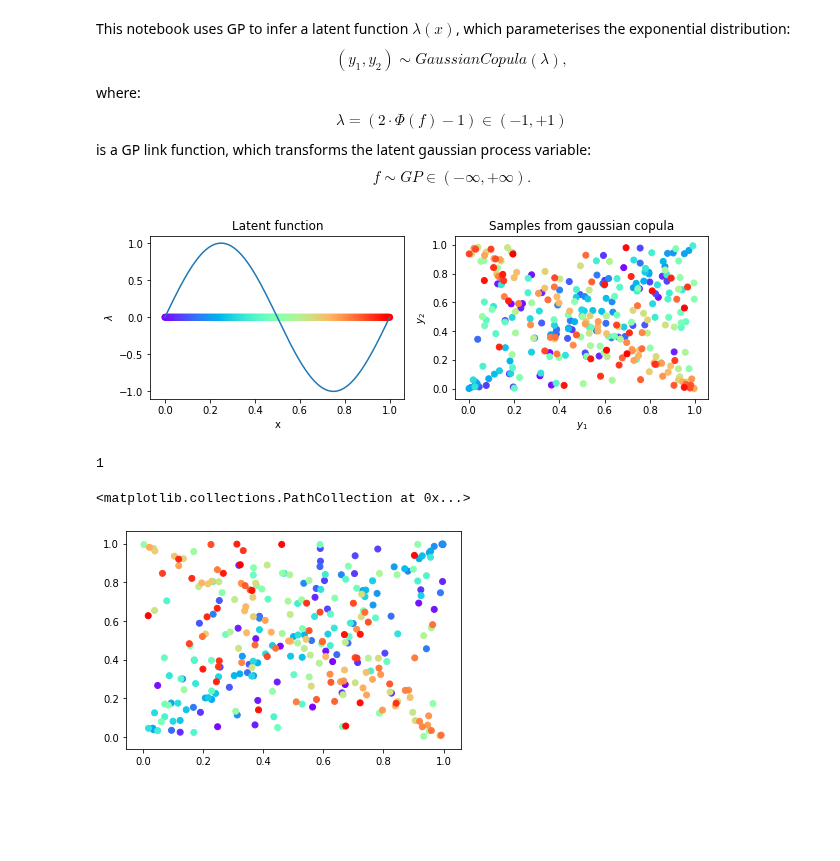
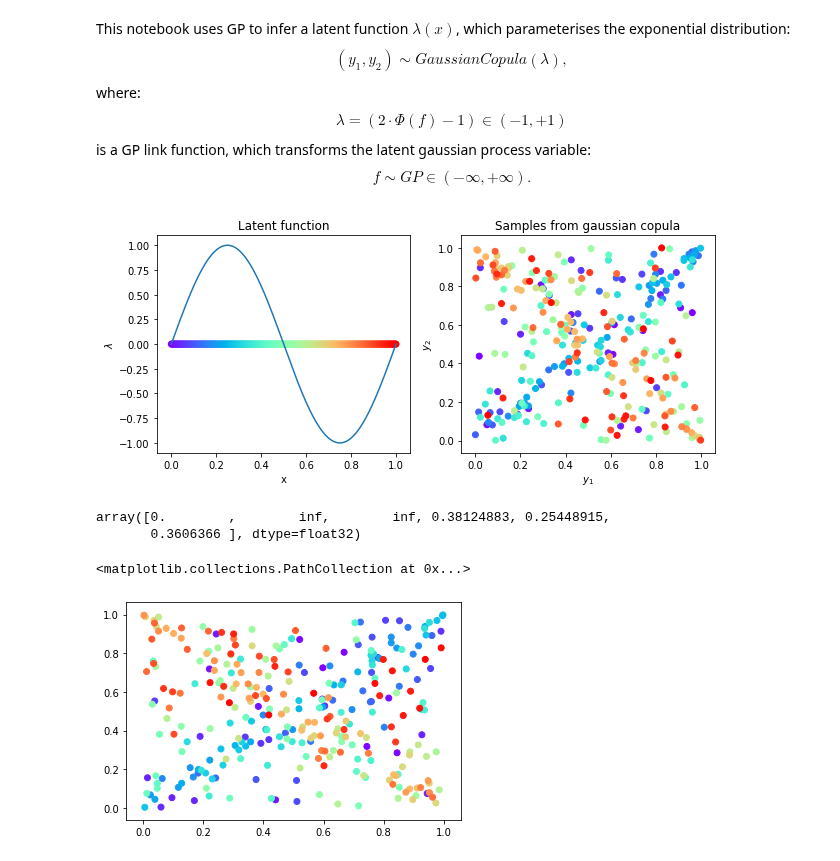
Before and after one commit to NinelK/CopulaGP, a Jupyter notebook: LatentFunctionInference_for_Copula.ipynb, the cells around one changed output. Saved outputs shown, nothing was run; the diff lists cells and outputs as text; code cells hidden in the pictures; blank space fills up the shorter version.

Commit message:
GaussianCopula fixed & tests added

```diff
--- a/LatentFunctionInference_for_Copula.ipynb
+++ b/LatentFunctionInference_for_Copula.ipynb
@@ -27,35 +29,35 @@ scale = lambda x: np.sin(2*np.pi*1*x)*1.+0.0
 # here we generate some synthetic samples
 from starvine.bvcopula.copula.gauss_copula import GaussCopula
 import matplotlib.cm as cm
 
 NSamp = 300
 
 X = np.linspace(0,1,NSamp)
 
-fig, (lambdaf, samples) = plt.subplots(1,2,figsize=(10,3))
+fig, (lambdaf, samples) = plt.subplots(1,2,figsize=(10,4))
 
 lambdaf.plot(X,scale(X))
 lambdaf.set_xlabel('x')
 lambdaf.set_ylabel('$\lambda$')
 lambdaf.set_title('Latent function')
 
 Y = np.zeros((NSamp,2))
 copula = GaussCopula()
 for i,x in enumerate(X):
     if scale(x) == 0:
         Y[i] = np.random.uniform(low=0,high=1,size=2)
     else:
         Y[i] = np.array(copula.sample(1,scale(x))).T # size=1
 colors = cm.rainbow(np.linspace(0, 1, NSamp))
 lambdaf.scatter(X,np.zeros_like(X),color=colors)
 samples.scatter(*Y.T, color=colors)
 samples.set_xlabel('$y_1$')
 samples.set_ylabel('$y_2$')
 samples.set_title('Samples from gaussian copula')
 
 fig.show()
 # %% [output]
-[figure, old version]
+[figure, new version]
 # %%
 #convert numpy data to tensors (optionally on GPU)
 train_x = torch.tensor(X).float()#.cuda(device=0)
@@ -143,14 +65,14 @@ class GaussianCopulaDistribution(TorchDistribution):
-# %%
-ran = torch.rand(10)
-ran.expand(torch.Size([2,10]))
-ran.dim()
-# %% [output]
-1
+# %%
+m = GaussianCopula(torch.tensor([0,-1,1,0.5,0.4,0.7]).float())
+m.log_prob(m.sample().squeeze()).numpy()
+# %% [output]
+array([0.        ,        inf,        inf, 0.38124883, 0.25448915,
+       0.3606366 ], dtype=float32)
 # %%
 vec_scale = np.vectorize(scale)
 scales = vec_scale(X)
-m = GaussianCopulaDistribution(torch.tensor(scales).float())#torch.ones(100)*0.7)
+m = GaussianCopula(torch.tensor(scales).float())#torch.ones(100)*0.7)
 plt.scatter(*m.sample().numpy().T,color=colors)
 # %% [output]
 <matplotlib.collections.PathCollection at 0x...>
-[figure, old version]
+[figure, new version]
```
Also changed, not shown: parts of 16 cells of this notebook, 6 other files.
